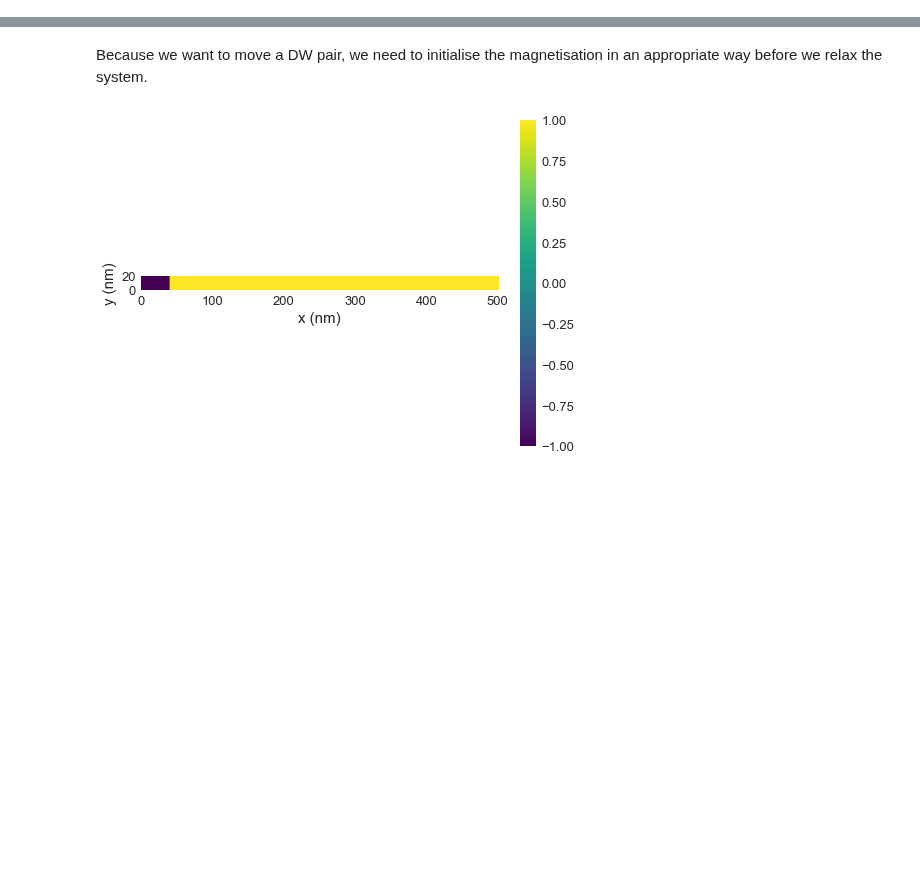
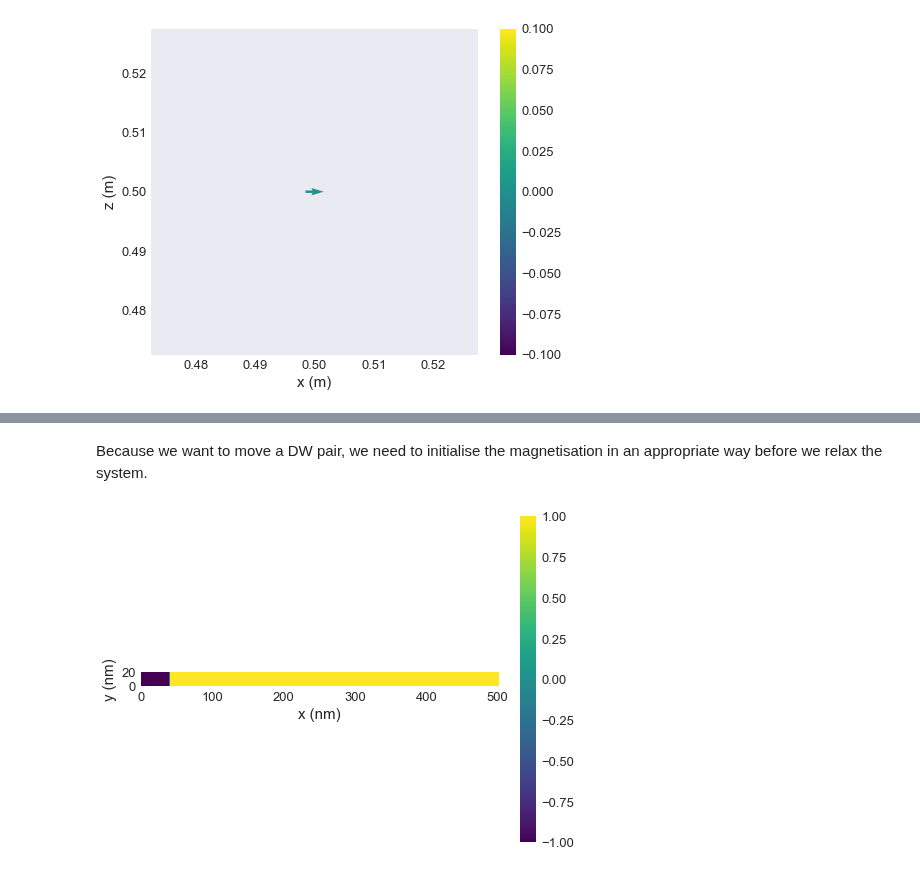
Before and after one commit to ubermag/oommfc, a Jupyter notebook: docs/time-dependent-field-current.ipynb, the cells around one changed output, grey strips where cells are left out. Cells and saved outputs as stored; diff of their text form; code cells hidden in the pictures; blank space fills up the shorter version.

```diff
--- a/docs/time-dependent-field-current.ipynb
+++ b/docs/time-dependent-field-current.ipynb
@@ -21,0 +64,15 @@ TODO
+# %%
+def t_func(t):
+    if t < 1e-9:
+        return 1
+    else:
+        return 0
+
+system = mm.System(name='macrospin_pulse')
+system.energy = mm.Zeeman(H=(0, 0, 5e4), time_dependence=t_func, tstep=1e-12)
+system.dynamics = mm.Damping(alpha=0.1)
+mesh = df.Mesh(p1=(0, 0, 0), p2=(1, 1, 1), n=(1, 1, 1))
+system.m = df.Field(mesh, dim=3, value=(1, 0, 0), norm=1e4)
+system.m.plane('y').mpl.vector()
+# %% [output]
+[figure, added]
```
Also changed, not shown: parts of 48 cells of this notebook.
